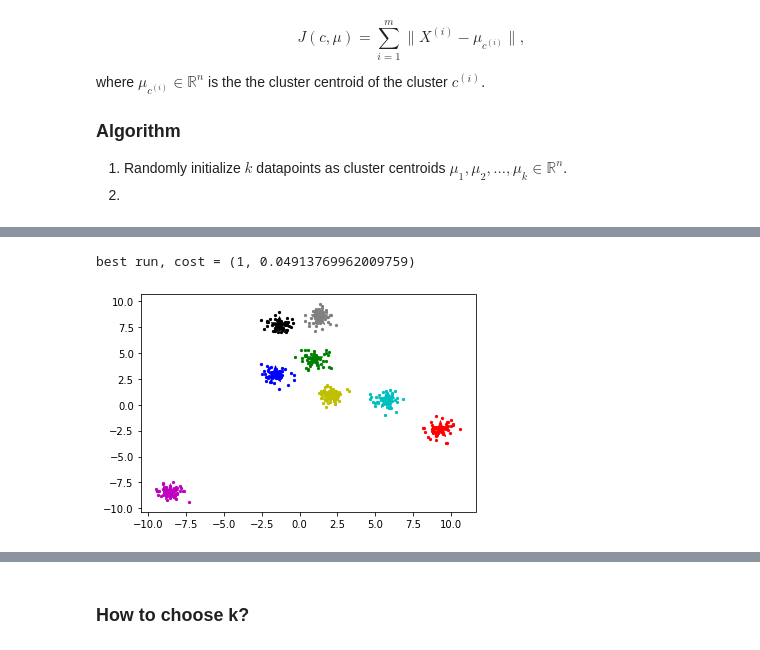
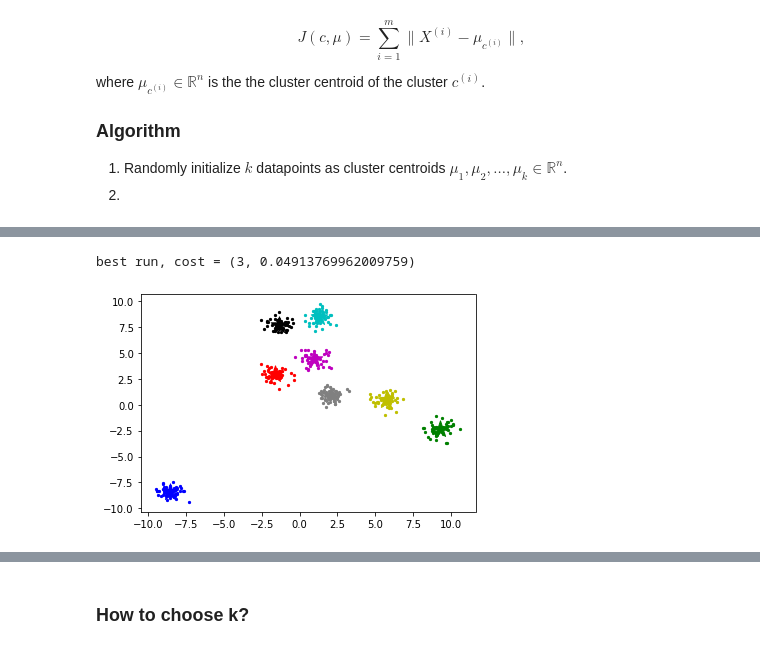
Before and after one commit to jkrch/IntroPythonML, a Jupyter notebook: clustering/A1_kmeans.ipynb, the cells around one changed output, grey strips where cells are left out. Drawn from its saved outputs; the diff is of its cells as text; code cells hidden in the pictures.

```diff
--- a/clustering/A1_kmeans.ipynb
+++ b/clustering/A1_kmeans.ipynb
@@ -172,0 +180,3 @@ run, cost = (100, 0.07037581162135016)
+# %%
+# Run KMeans
+kmeans_results = kmeans(X, k, verbose=1)
@@ -205,13 +233,14 @@ def plot_clusters_2d(X, y, k, centers=None):
             plt.scatter(centers[i, 0], centers[i, 1], s=300, marker='*', c=colors[i])
 # %%
 # Compute best run
-best_run = np.argmin(np.array(all_costs))
+run = np.argmin(np.array(kmeans_results['costs']))
 
 # Print number of run and costs
-print('best run, cost = ' + str((best_run, all_costs[best_run])))
+print('best run, cost = ' + str((best_run, kmeans_results['costs'][run])))
 
 # Plot clusters and centroids of best run
-plot_clusters_2d(X, all_clusters[best_run], k, all_centroids[best_run])
+plot_clusters_2d(X, kmeans_results['clusters'][run], k,
+                 kmeans_results['centroids'][run])
 # %% [output]
-best run, cost = (1, 0.04913769962009759)
+best run, cost = (3, 0.04913769962009759)
-[figure, old version]
+[figure, new version]
```
Also changed, not shown: parts of 13 cells of this notebook.
